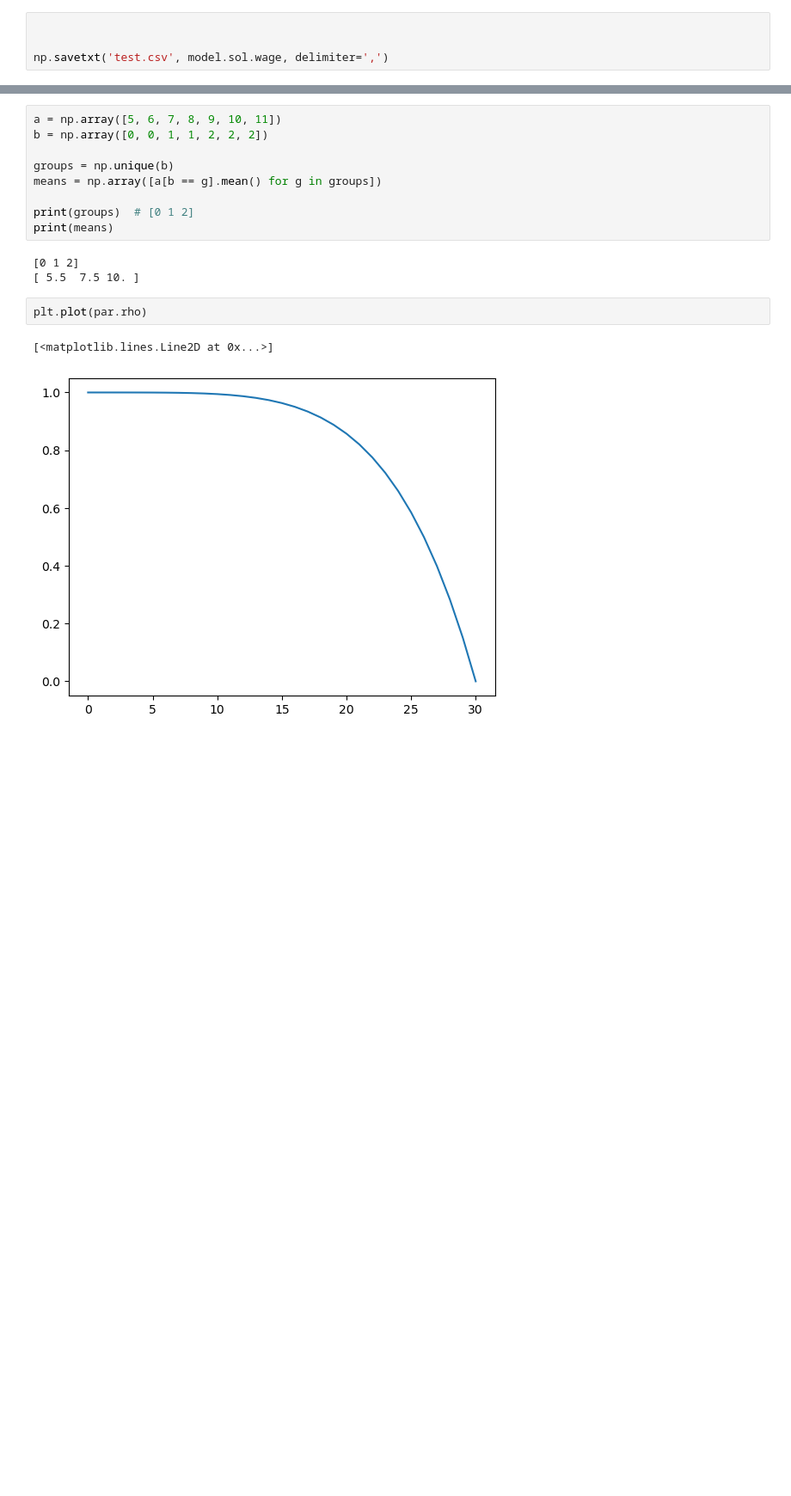
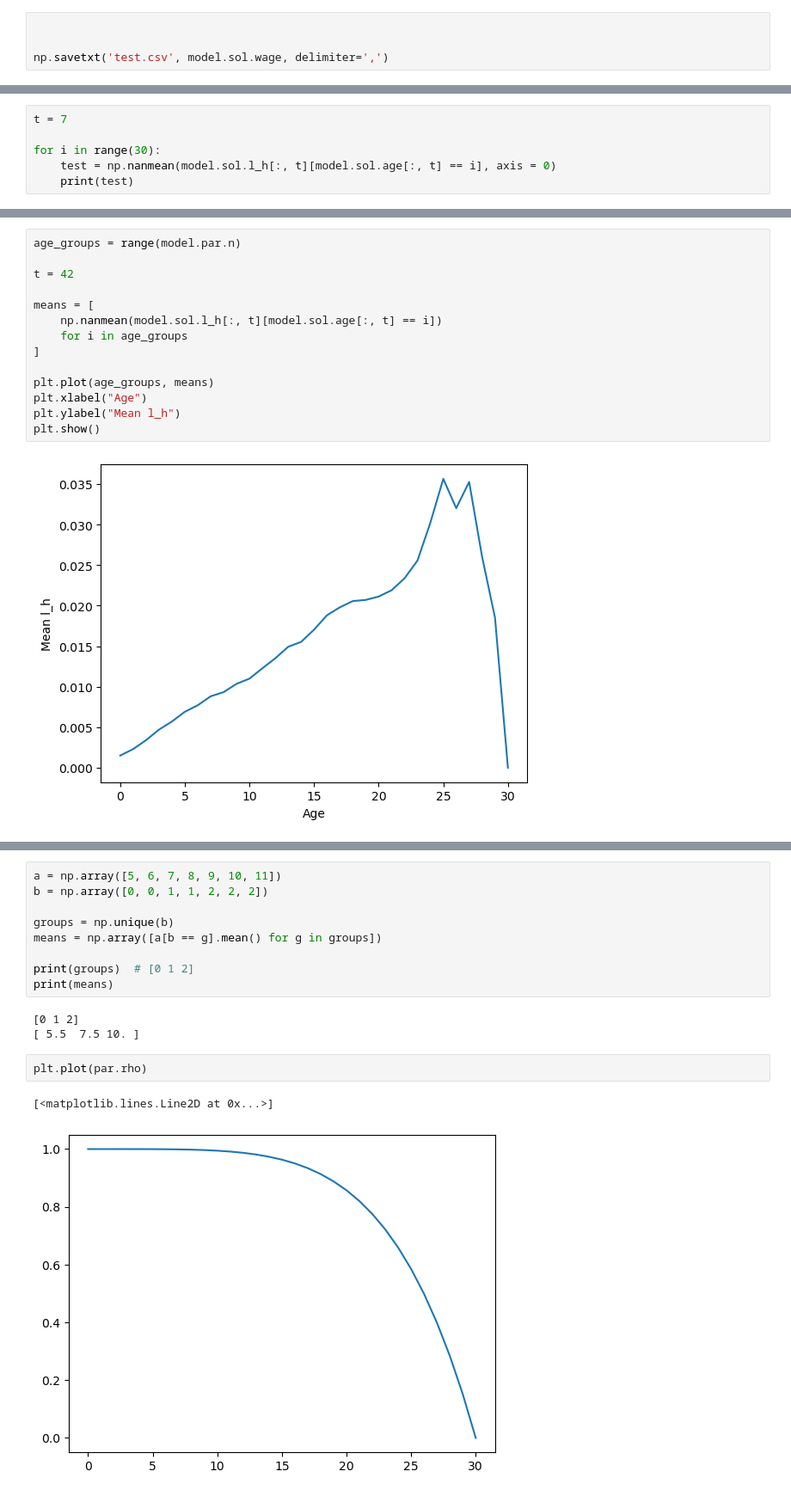
Before and after one commit to peter-l-ravn/Danish-Wage-Gap-Model, a Jupyter notebook: Run model agent.ipynb, the cells around one changed output, grey strips where cells are left out. Shown at 86% size. Saved outputs shown, nothing was run; the diff lists cells and outputs as text; blank space fills up the shorter version.

```diff
--- a/Run model agent.ipynb
+++ b/Run model agent.ipynb
@@ -40,0 +61,6 @@ np.savetxt('test.csv', model.sol.wage, delimiter=',')
+# %%
+t = 7
+
+for i in range(30):
+    test = np.nanmean(model.sol.l_h[:, t][model.sol.age[:, t] == i], axis = 0)
+    print(test)
@@ -40,0 +85,16 @@ np.savetxt('test.csv', model.sol.wage, delimiter=',')
+# %%
+age_groups = range(model.par.n)
+
+t = 42
+
+means = [
+    np.nanmean(model.sol.l_h[:, t][model.sol.age[:, t] == i])
+    for i in age_groups
+]
+
+plt.plot(age_groups, means)
+plt.xlabel("Age")
+plt.ylabel("Mean l_h")
+plt.show()
+# %% [output]
+[figure, added]
```
Also changed, not shown: parts of 15 cells of this notebook, 6 other files.
